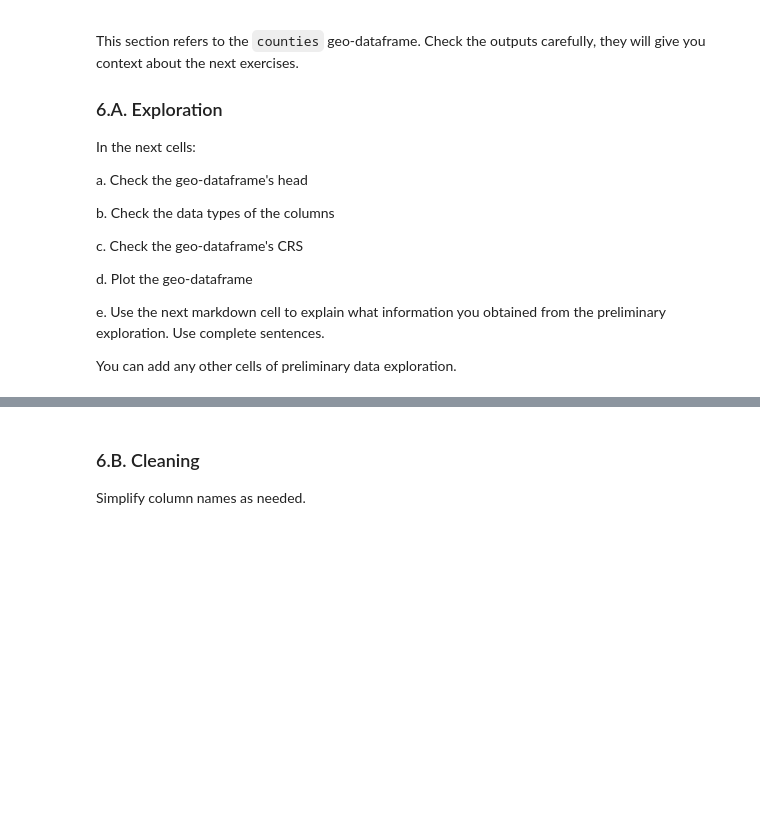
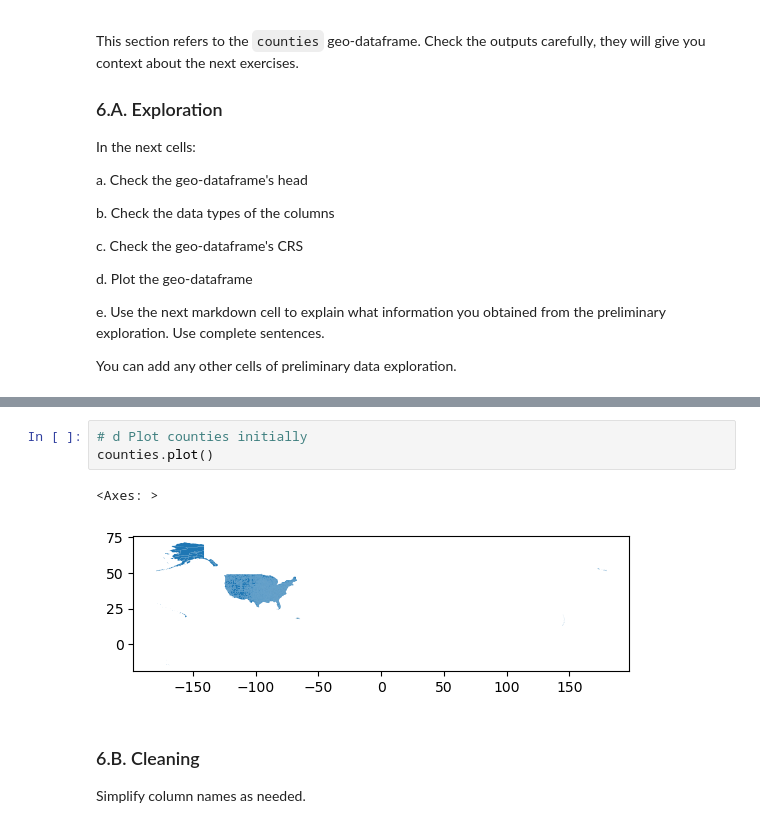
Before and after one commit to ssoriano22/eds220-hwk3, a Jupyter notebook: hwk3-task2-spills.ipynb, the cells around one changed output, grey strips where cells are left out. Saved outputs shown, nothing was run; the diff lists cells and outputs as text; blank space fills up the shorter version.

```diff
--- a/hwk3-task2-spills.ipynb
+++ b/hwk3-task2-spills.ipynb
@@ -482,3 +524,9 @@ _Type your answer here, replacing this text._
+# %%
+# d Plot counties initially
+counties.plot()
+# %% [output]
+<Axes: >
+[figure, added]
 # %% [markdown]
 <!-- END QUESTION -->
 
```
Also changed, not shown: parts of 10 cells of this notebook.
